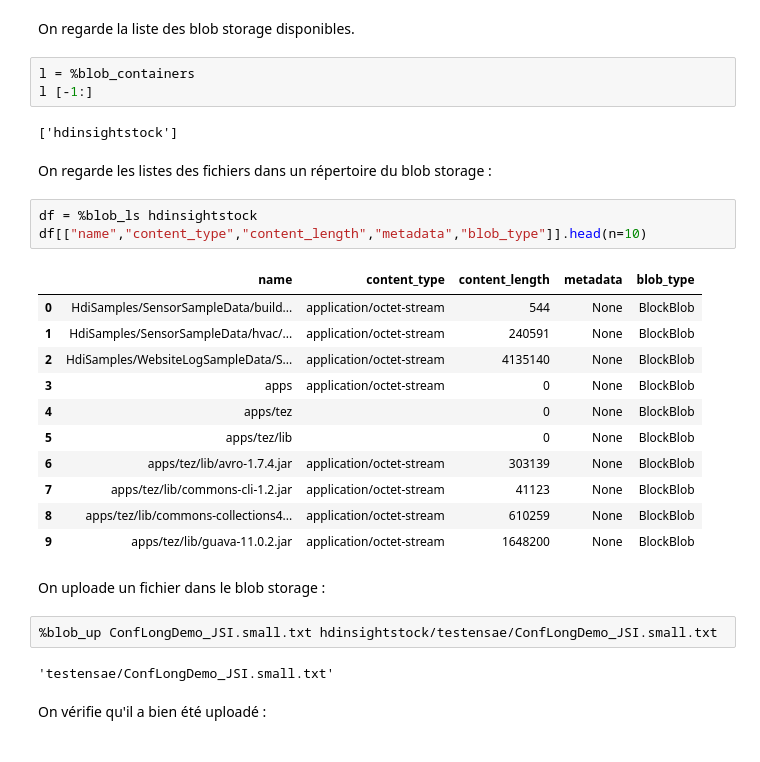
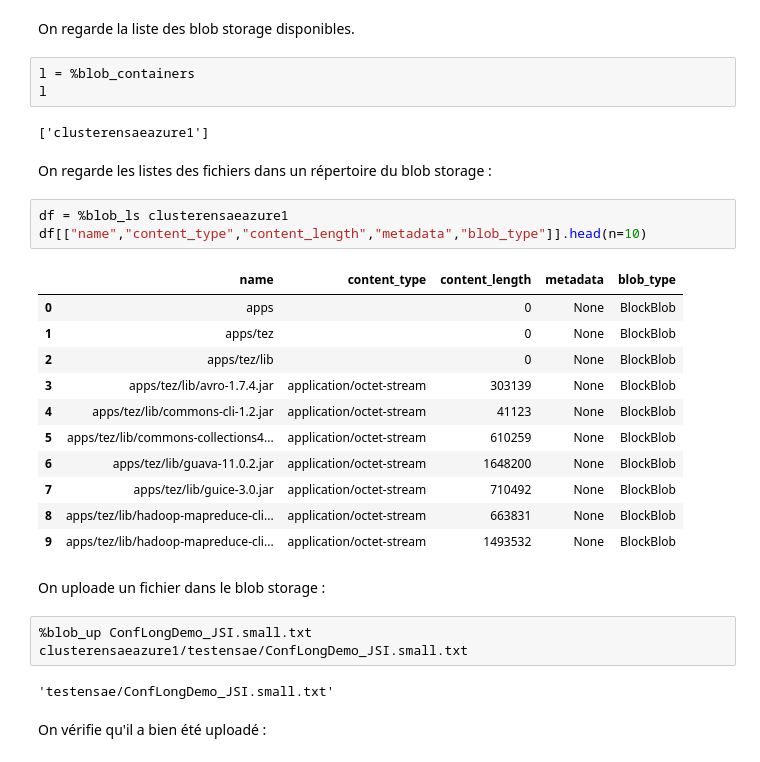
Before and after one commit to sdpython/ensae_teaching_cs, a Jupyter notebook: _doc/notebooks/td3a/td3a_cenonce_session6b.ipynb, the cells around one changed output. Drawn from its saved outputs; the diff is of its cells as text.

```diff
--- a/_doc/notebooks/td3a/td3a_cenonce_session6b.ipynb
+++ b/_doc/notebooks/td3a/td3a_cenonce_session6b.ipynb
@@ -127,30 +128,30 @@ On ouvre la connection au blob storage.
 On regarde la liste des blob storage disponibles.
 # %%
 l = %blob_containers
-l [-1:]
+l
 # %% [output]
-['hdinsightstock']
+['clusterensaeazure1']
 # %% [markdown]
 On regarde les listes des fichiers dans un répertoire du blob storage :
 # %%
-df = %blob_ls hdinsightstock
+df = %blob_ls clusterensaeazure1
 df[["name","content_type","content_length","metadata","blob_type"]].head(n=10)
 # %% [output]
 |  | name | content_type | content_length | metadata | blob_type |
-| 0 | HdiSamples/SensorSampleData/build... | application/octet-stream | 544 | None | BlockBlob |
-| 1 | HdiSamples/SensorSampleData/hvac/... | application/octet-stream | 240591 | None | BlockBlob |
-| 2 | HdiSamples/WebsiteLogSampleData/S... | application/octet-stream | 4135140 | None | BlockBlob |
-| 3 | apps | application/octet-stream | 0 | None | BlockBlob |
-| 4 | apps/tez |  | 0 | None | BlockBlob |
-| 5 | apps/tez/lib |  | 0 | None | BlockBlob |
-| 6 | apps/tez/lib/avro-1.7.4.jar | application/octet-stream | 303139 | None | BlockBlob |
-| 7 | apps/tez/lib/commons-cli-1.2.jar | application/octet-stream | 41123 | None | BlockBlob |
-| 8 | apps/tez/lib/commons-collections4... | application/octet-stream | 610259 | None | BlockBlob |
-| 9 | apps/tez/lib/guava-11.0.2.jar | application/octet-stream | 1648200 | None | BlockBlob |
+| 0 | apps |  | 0 | None | BlockBlob |
+| 1 | apps/tez |  | 0 | None | BlockBlob |
+| 2 | apps/tez/lib |  | 0 | None | BlockBlob |
+| 3 | apps/tez/lib/avro-1.7.4.jar | application/octet-stream | 303139 | None | BlockBlob |
+| 4 | apps/tez/lib/commons-cli-1.2.jar | application/octet-stream | 41123 | None | BlockBlob |
+| 5 | apps/tez/lib/commons-collections4... | application/octet-stream | 610259 | None | BlockBlob |
+| 6 | apps/tez/lib/guava-11.0.2.jar | application/octet-stream | 1648200 | None | BlockBlob |
+| 7 | apps/tez/lib/guice-3.0.jar | application/octet-stream | 710492 | None | BlockBlob |
+| 8 | apps/tez/lib/hadoop-mapreduce-cli... | application/octet-stream | 663831 | None | BlockBlob |
+| 9 | apps/tez/lib/hadoop-mapreduce-cli... | application/octet-stream | 1493532 | None | BlockBlob |
 # %% [markdown]
 On uploade un fichier dans le blob storage :
 # %%
-%blob_up ConfLongDemo_JSI.small.txt hdinsightstock/testensae/ConfLongDemo_JSI.small.txt
+%blob_up ConfLongDemo_JSI.small.txt clusterensaeazure1/testensae/ConfLongDemo_JSI.small.txt
 # %% [output]
 'testensae/ConfLongDemo_JSI.small.txt'
 # %% [markdown]
```
Also changed, not shown: parts of 7 cells of this notebook, 1 other file.
